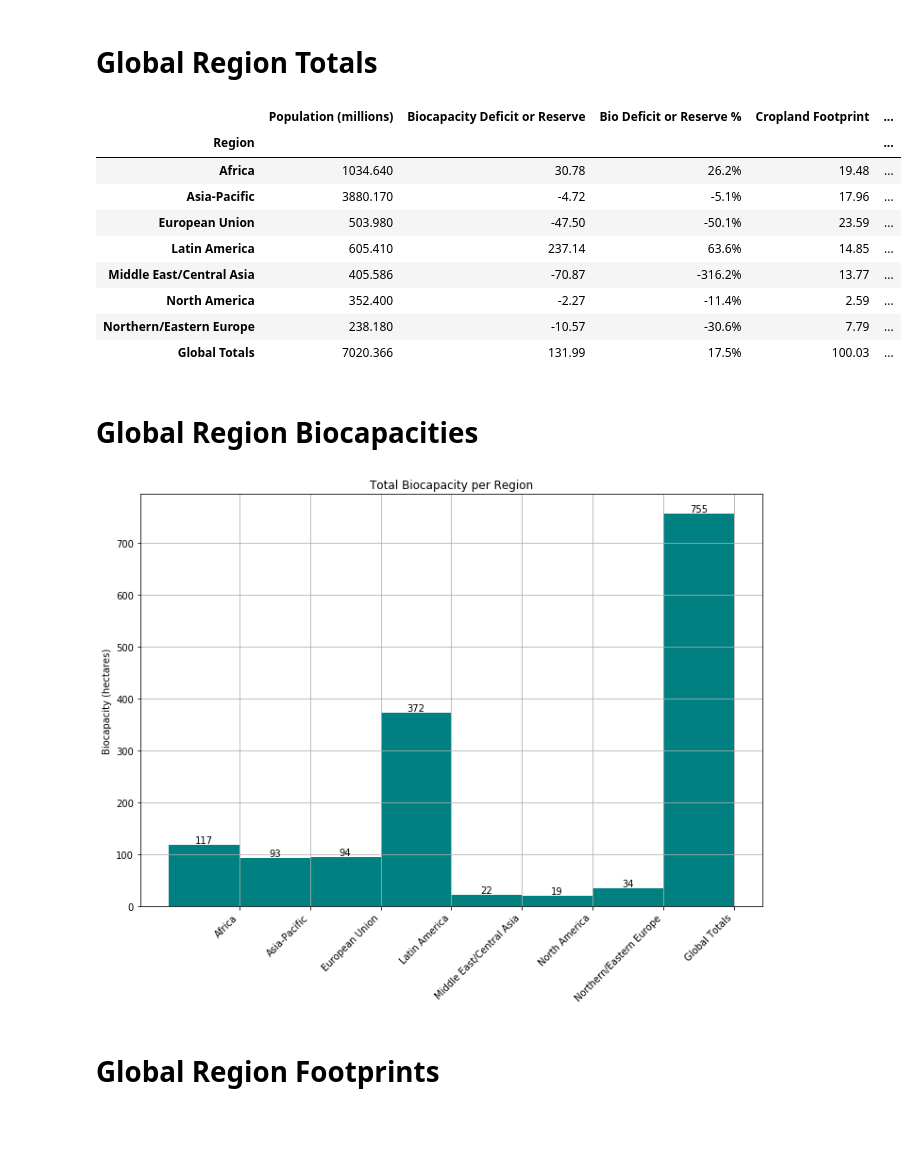
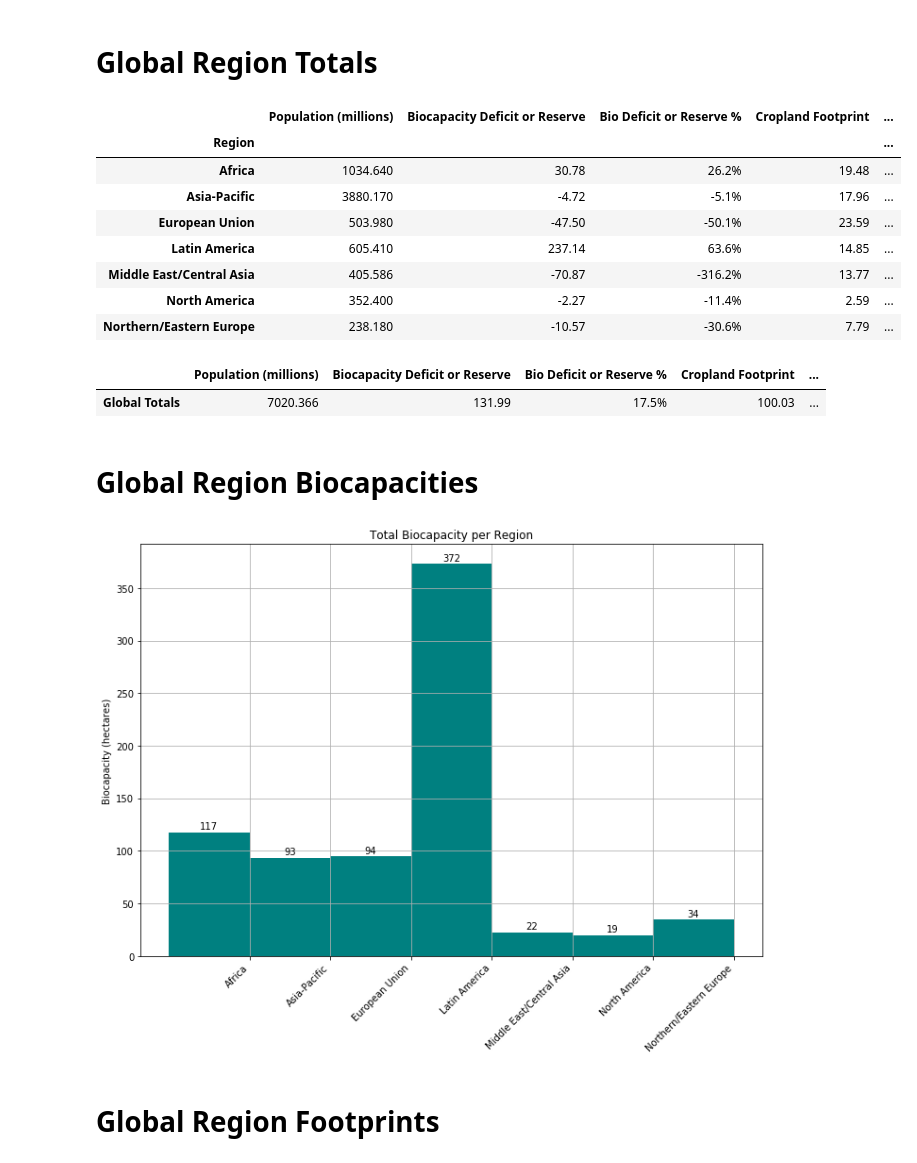
Before and after one commit to limbz-sami/Eco_footprint, a Jupyter notebook: footprint_v_biocapacity.ipynb, the cells around one changed output. Saved outputs shown, nothing was run; the diff lists cells and outputs as text; code cells hidden in the pictures; blank space fills up the shorter version.

```diff
--- a/footprint_v_biocapacity.ipynb
+++ b/footprint_v_biocapacity.ipynb
@@ -1,12 +1,14 @@
 # %%
-# %run ./footprint_v_biocapacity.ipynb
 %matplotlib inline
+import os
 import pandas as pd
 import matplotlib.pyplot as plt
 import numpy as np
 from scipy import stats
 
-filepath = "Resources/countries.csv"
+pd.set_option('display.max_rows', 200)
+
+filepath = os.path.join('Resources', 'countries.csv')
 eco_csv = pd.read_csv(filepath, header=0)
 # %% [markdown]
 # Countries Ranked by Bio Reserve or Deficit
@@ -25,6 +20,9 @@ new_col = my_df['Biocapacity Deficit or Reserve']/my_df['Total Biocapacity'] * 1
 my_df.insert(loc=4, column='Bio Deficit or Reserve %', value=new_col)
 my_df['Bio Deficit or Reserve %'] = my_df['Bio Deficit or Reserve %'].map('{:.1f}%'.format)
 
+new_col2 = my_df['Total Ecological Footprint']/my_df['Population (millions)']
+my_df.insert(loc=11, column='Footprint per Mil Persons', value=new_col2)
+
 eco_sort = my_df.sort_values('Biocapacity Deficit or Reserve', ascending=False)
 eco_sort.reset_index(inplace=True, drop=True)
 eco_sort
@@ -87,48 +78,59 @@ pop_sort.head(3)
 # Global Region Totals
 # %%
 # New dataframe with Region Totals
-region_sum = eco_sort.groupby('Region').sum()
+region_sum = eco_sort.drop(columns=['Footprint per Mil Persons'])
+region_sum = region_sum.groupby('Region').sum()
 
 # Create row with Global Totals for later use
 region_cols = region_sum.keys().tolist()
 global_sum = []
 
 for col in range(len(region_cols)):
     global_sum.append(region_sum.iloc[:,col].sum())
 
-# Recalculate last columns based on new data
+# Recalculate columns based on new data
 new_col = region_sum['Biocapacity Deficit or Reserve']/region_sum['Total Biocapacity'] * 100
 region_sum.insert(loc=2, column='Bio Deficit or Reserve %', value=new_col)
 region_sum['Bio Deficit or Reserve %'] = region_sum['Bio Deficit or Reserve %'].map('{:.1f}%'.format)
+
+new_col2 = region_sum['Total Ecological Footprint']/region_sum['Population (millions)']
+region_sum.insert(loc=9, column='Footprint per Mil Persons', value=new_col2)
+
 region_sum
-
-# New dataframe with Global Totals
-global_totals = region_sum
-global_percent = "{:.1%}".format(global_sum[1]/global_sum[13])   # make sure these values are still correct if Region Dataframe ever changes
-global_sum.insert(2, global_percent)
-global_totals.loc['Global Totals'] = global_sum
-global_totals
-
-# # New dataframe with Global Totals
-# global_totals = pd.DataFrame([global_sum], columns=region_cols)
-# global_totals.rename(index = {0: "Global Totals"}, inplace=True)
-
-# # Recalculate last columns based on new data
-# new_col = global_totals['Biocapacity Deficit or Reserve']/global_totals['Total Biocapacity'] * 100
-# global_totals.insert(loc=2, column='Bio Deficit or Reserve %', value=new_col)
-# global_totals['Bio Deficit or Reserve %'] = global_totals['Bio Deficit or Reserve %'].map('{:.1f}%'.format)
-# global_totals
 # %% [output]
 |  | Population (millions) | Biocapacity Deficit or Reserve | Bio Deficit or Reserve % | Cropland Footprint | ... |
 | Region |  |  |  |  | ... |
 | Africa | 1034.640 | 30.78 | 26.2% | 19.48 | ... |
 | Asia-Pacific | 3880.170 | -4.72 | -5.1% | 17.96 | ... |
 | European Union | 503.980 | -47.50 | -50.1% | 23.59 | ... |
 | Latin America | 605.410 | 237.14 | 63.6% | 14.85 | ... |
 | Middle East/Central Asia | 405.586 | -70.87 | -316.2% | 13.77 | ... |
 | North America | 352.400 | -2.27 | -11.4% | 2.59 | ... |
 | Northern/Eastern Europe | 238.180 | -10.57 | -30.6% | 7.79 | ... |
-| Global Totals | 7020.366 | 131.99 | 17.5% | 100.03 | ... |
+# %%
+# New dataframe with Global Totals
+global_totals = pd.DataFrame([global_sum], columns=region_cols)
+global_totals.rename(index = {0: "Global Totals"}, inplace=True)
+
+# Recalculate last columns based on new data
+new_col = global_totals['Biocapacity Deficit or Reserve']/global_totals['Total Biocapacity'] * 100
+global_totals.insert(loc=2, column='Bio Deficit or Reserve %', value=new_col)
+global_totals['Bio Deficit or Reserve %'] = global_totals['Bio Deficit or Reserve %'].map('{:.1f}%'.format)
+
+new_col2 = global_totals['Total Ecological Footprint']/global_totals['Population (millions)']
+global_totals.insert(loc=9, column='Footprint per Mil Persons', value=new_col2)
+
+global_totals
+
+# # New dataframe with Global Totals
+# global_totals = region_sum
+# global_percent = "{:.1%}".format(global_sum[1]/global_sum[13])   # make sure these values are still correct if Region Dataframe ever changes
+# global_sum.insert(2, global_percent)
+# global_totals.loc['Global Totals'] = global_sum
+# global_totals
+# %% [output]
+|  | Population (millions) | Biocapacity Deficit or Reserve | Bio Deficit or Reserve % | Cropland Footprint | ... |
+| Global Totals | 7020.366 | 131.99 | 17.5% | 100.03 | ... |
 # %% [markdown]
 # Global Region Biocapacities
 # %%
@@ -166,7 +168,7 @@ plt.tight_layout()
 plt.savefig('Images/bio-capacity.png')
 plt.show()
 # %% [output]
-[figure, old version]
+[figure, new version]
 # %% [markdown]
 # Global Region Footprints
 # %%
```
Also changed, not shown: parts of 9 cells of this notebook, 7 other files.
